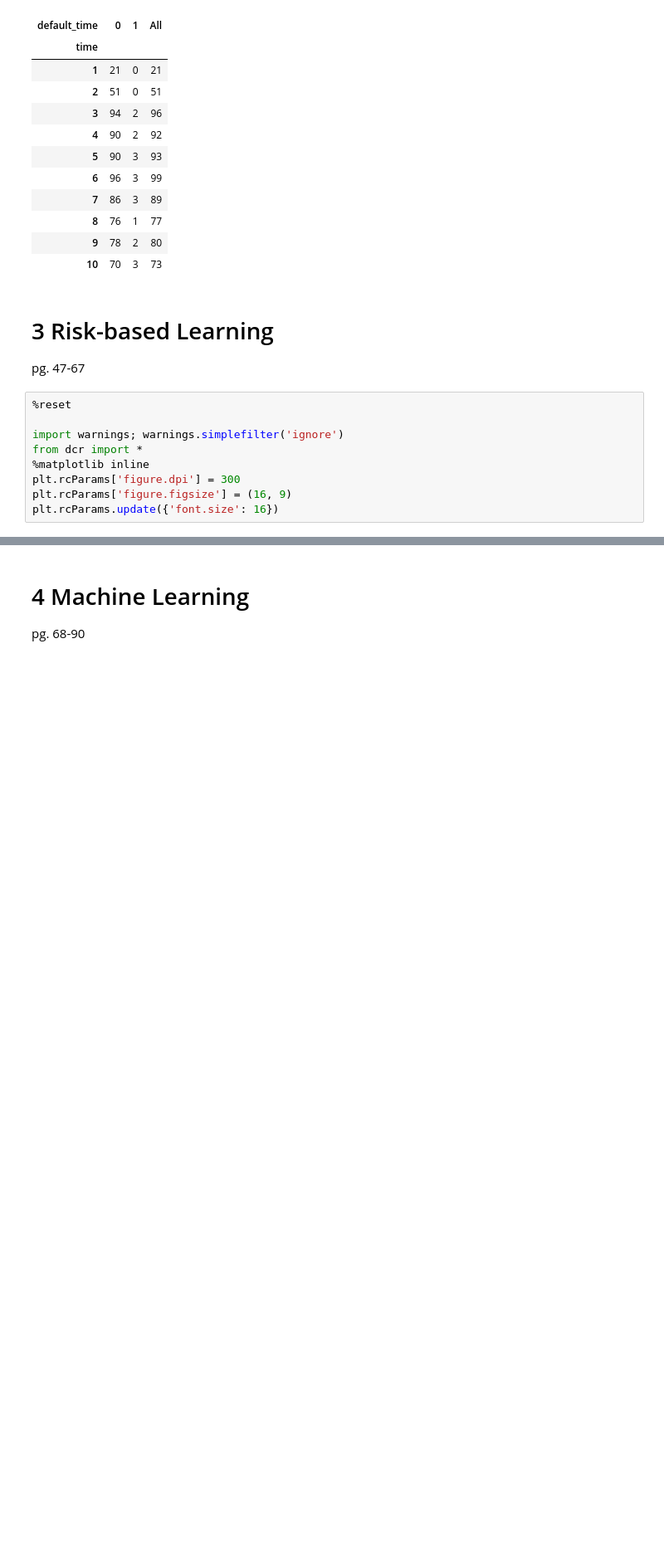
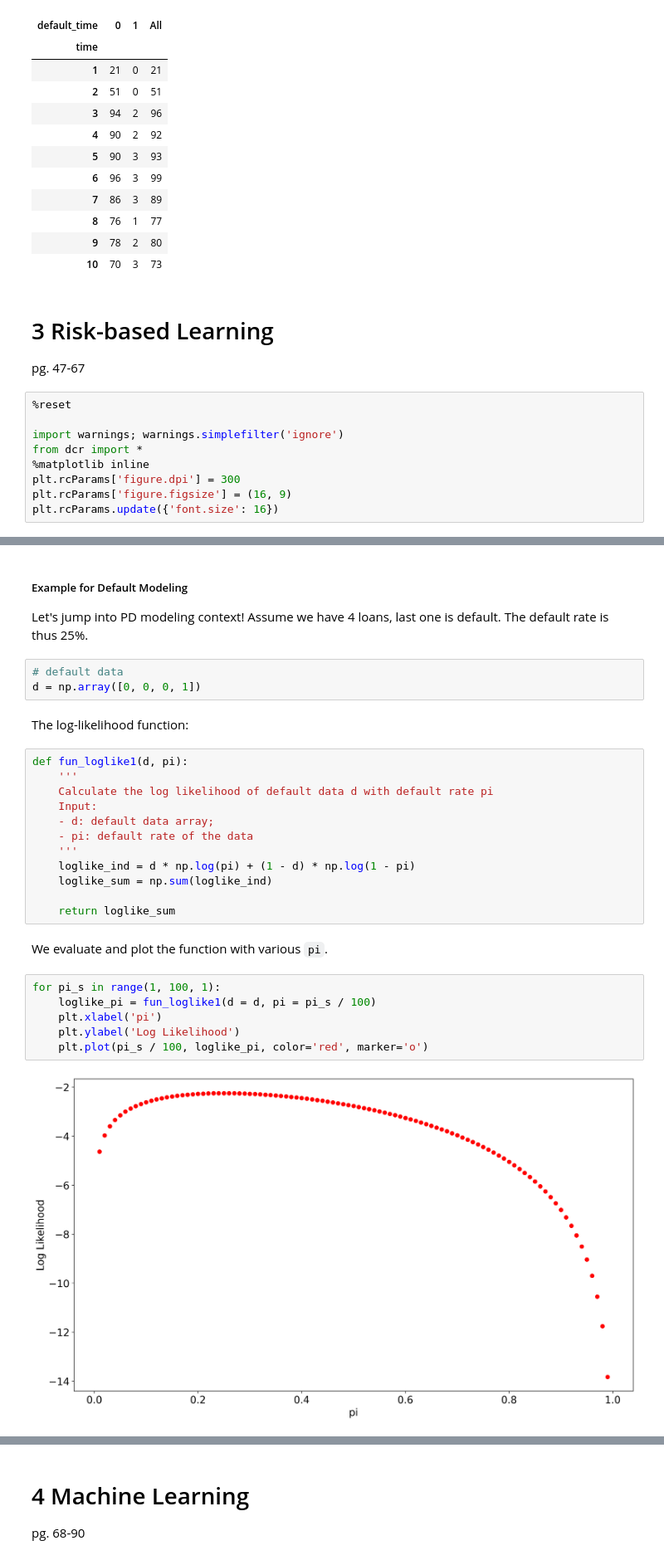
Before and after one commit to lktuan/deep_credit_risk, a Jupyter notebook: notebooks/part1_principle_of_data_learning.ipynb, the cells around one changed output, grey strips where cells are left out. Shown at 83% size. Saved outputs shown, nothing was run; the diff lists cells and outputs as text; blank space fills up the shorter version.

```diff
--- a/notebooks/part1_principle_of_data_learning.ipynb
+++ b/notebooks/part1_principle_of_data_learning.ipynb
@@ -710,0 +741,31 @@ plt.rcParams.update({'font.size': 16})
+# %% [markdown]
+##### Example for Default Modeling
+
+Let's jump into PD modeling context! Assume we have 4 loans, last one is default. The default rate is thus 25%.
+# %%
+# default data
+d = np.array([0, 0, 0, 1])
+# %% [markdown]
+The log-likelihood function:
+# %%
+def fun_loglike1(d, pi):
+    '''
+    Calculate the log likelihood of default data d with default rate pi
+    Input:
+    - d: default data array;
+    - pi: default rate of the data
+    '''
+    loglike_ind = d * np.log(pi) + (1 - d) * np.log(1 - pi)
+    loglike_sum = np.sum(loglike_ind)
+
+    return loglike_sum
+# %% [markdown]
+We evaluate and plot the function with various `pi`.
+# %%
+for pi_s in range(1, 100, 1):
+    loglike_pi = fun_loglike1(d = d, pi = pi_s / 100)
+    plt.xlabel('pi')
+    plt.ylabel('Log Likelihood')
+    plt.plot(pi_s / 100, loglike_pi, color='red', marker='o')
+# %% [output]
+[figure, added]
```
Also changed, not shown: parts of 35 cells of this notebook.
